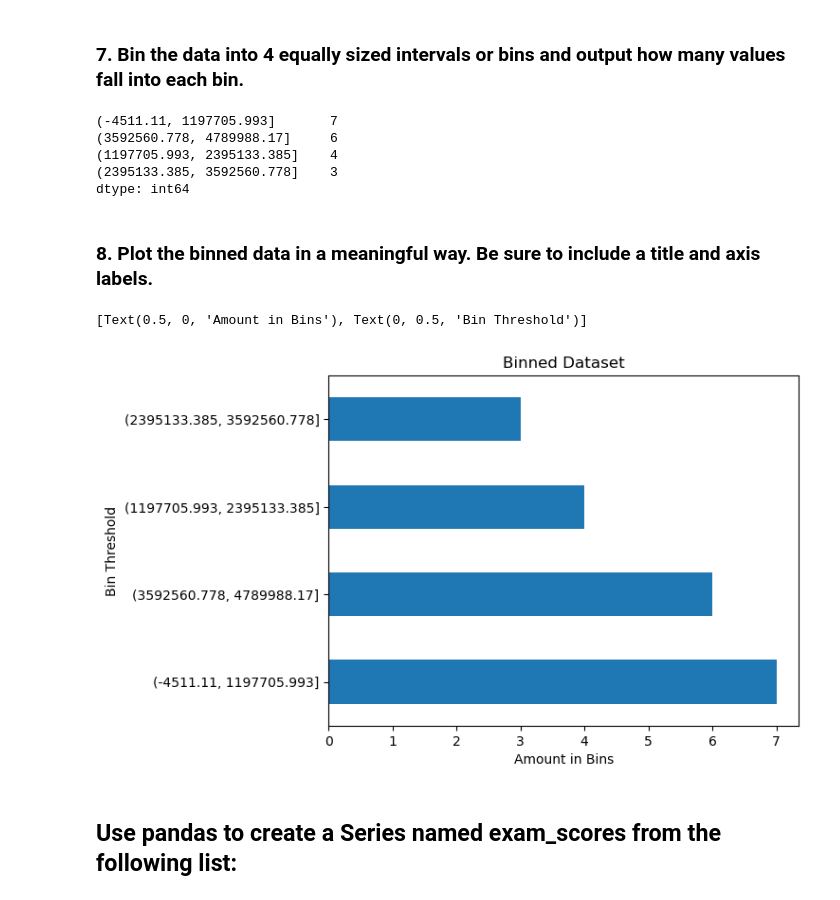
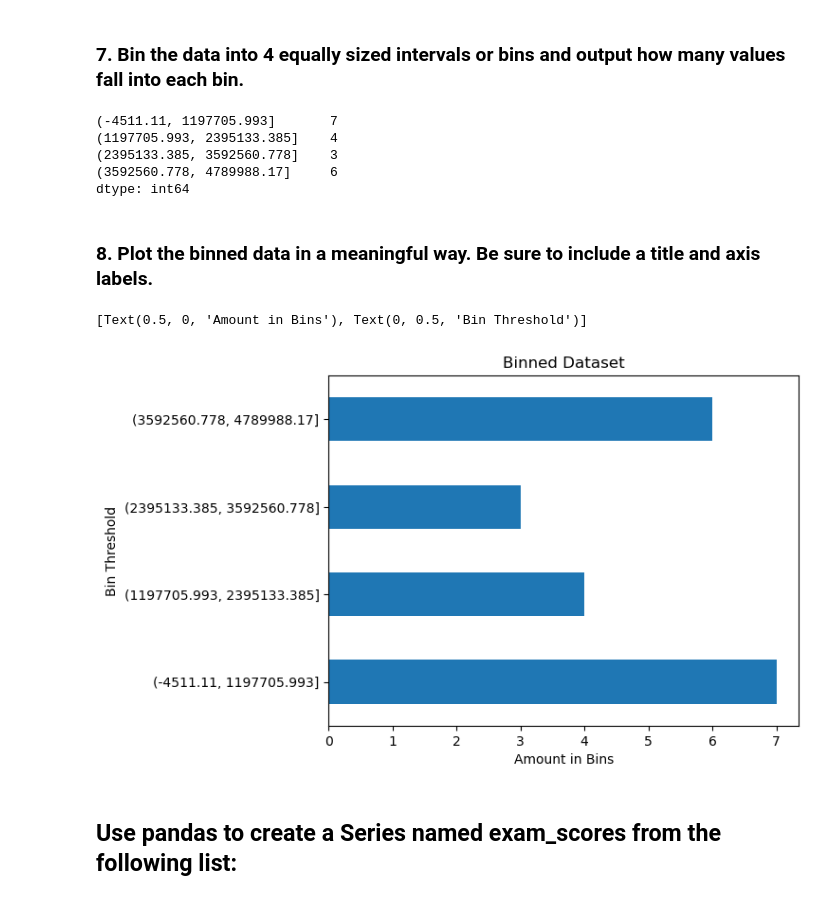
Before and after one commit to Jay-Almendarez/numpy-pandas-visualization-exercises, a Jupyter notebook: pandas_series.ipynb, the cells around one changed output. Saved outputs shown, nothing was run; the diff lists cells and outputs as text; code cells hidden in the pictures.

```diff
--- a/pandas_series.ipynb
+++ b/pandas_series.ipynb
@@ -402,20 +413,22 @@ range_of_numbers
 # %%
 equal_number_bins = pd.cut(nice_number, bins=4)
 # %%
-equal_number_bins.value_counts()
+sorted_numbers = equal_number_bins.value_counts().sort_index(ascending=True)
-# %% [output]
-(-4511.11, 1197705.993]       7
-(3592560.778, 4789988.17]     6
-(1197705.993, 2395133.385]    4
-(2395133.385, 3592560.778]    3
-dtype: int64
+# %%
+sorted_numbers
+# %% [output]
+(-4511.11, 1197705.993]       7
+(1197705.993, 2395133.385]    4
+(2395133.385, 3592560.778]    3
+(3592560.778, 4789988.17]     6
+dtype: int64
 # %% [markdown]
 ### 8. Plot the binned data in a meaningful way. Be sure to include a title and axis labels.
 # %%
-(equal_number_bins.value_counts().plot.barh(title = 'Binned Dataset').set(xlabel='Amount in Bins', ylabel='Bin Threshold'))
+(sorted_numbers.plot.barh(title = 'Binned Dataset').set(xlabel='Amount in Bins', ylabel='Bin Threshold'))
 # %% [output]
 [Text(0.5, 0, 'Amount in Bins'), Text(0, 0.5, 'Bin Threshold')]
-[figure, old version]
+[figure, new version]
 # %% [markdown]
 ## Use pandas to create a Series named exam_scores from the following list:
 # %%
```
Also changed, not shown: parts of 35 cells of this notebook.
